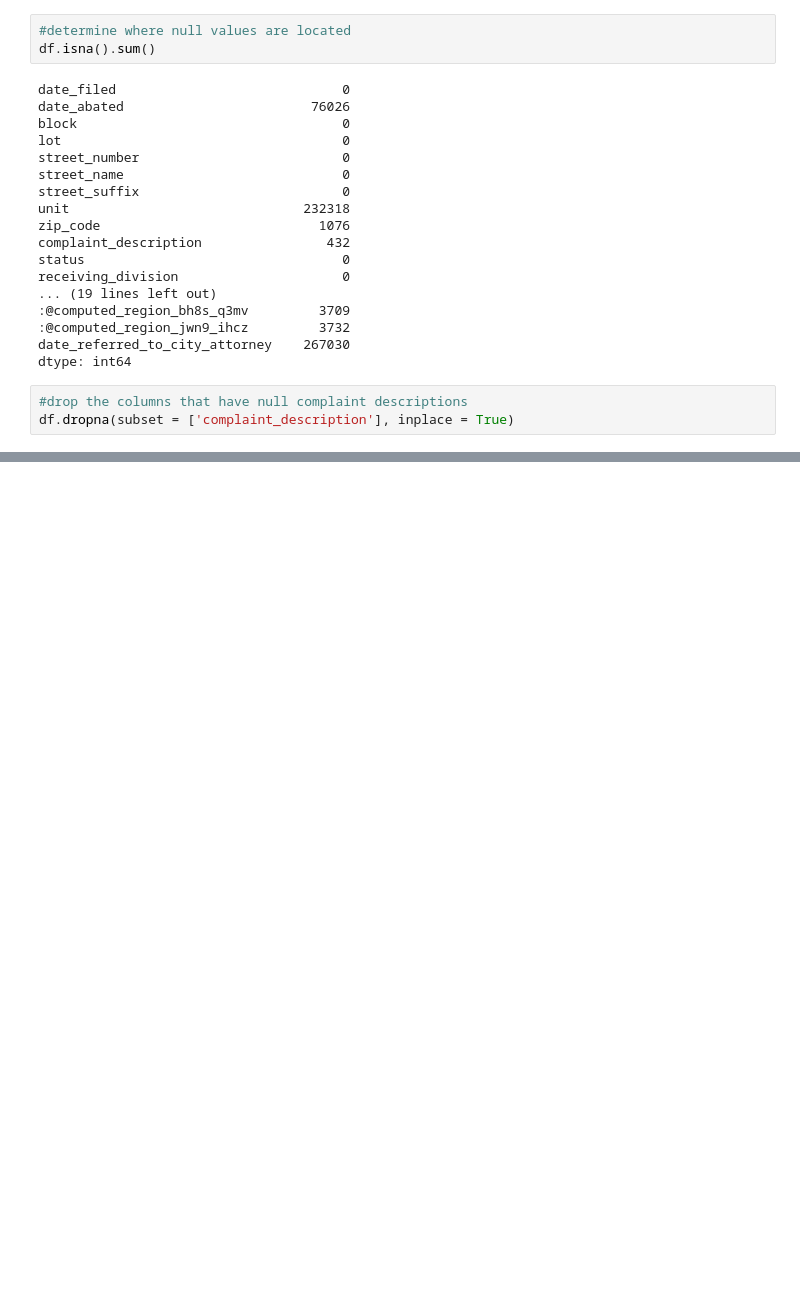
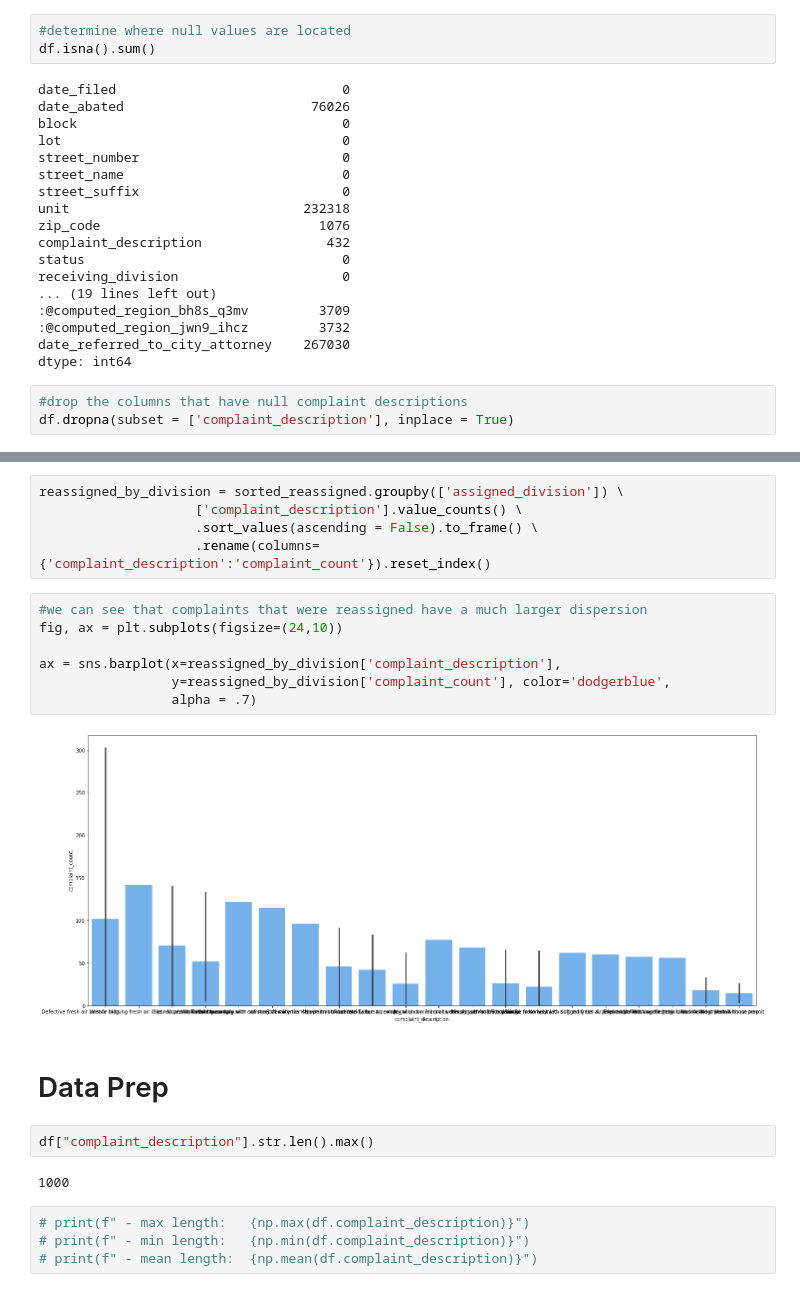
Before and after one commit to wct432/sf_building_complaints, a Jupyter notebook: notebooks/exploratory_notebook.ipynb, the cells around one changed output, grey strips where cells are left out. Saved outputs shown, nothing was run; the diff lists cells and outputs as text; blank space fills up the shorter version.

Commit message:
Explore data further and begin processing.

```diff
--- a/notebooks/exploratory_notebook.ipynb
+++ b/notebooks/exploratory_notebook.ipynb
@@ -142,0 +177,24 @@ Name: complaint_description, dtype: int64
+# %%
+reassigned_by_division = sorted_reassigned.groupby(['assigned_division']) \
+                    ['complaint_description'].value_counts() \
+                    .sort_values(ascending = False).to_frame() \
+                    .rename(columns={'complaint_description':'complaint_count'}).reset_index()
+# %%
+#we can see that complaints that were reassigned have a much larger dispersion
+fig, ax = plt.subplots(figsize=(24,10))
+
+ax = sns.barplot(x=reassigned_by_division['complaint_description'],
+                 y=reassigned_by_division['complaint_count'], color='dodgerblue',
+                 alpha = .7)
+# %% [output]
+[figure, added]
+# %% [markdown]
+<h1> Data Prep</h1>
+# %%
+df["complaint_description"].str.len().max()
+# %% [output]
+1000
+# %%
+# print(f" - max length:   {np.max(df.complaint_description)}")
+# print(f" - min length:   {np.min(df.complaint_description)}")
+# print(f" - mean length:  {np.mean(df.complaint_description)}")
```
Also changed, not shown: parts of 11 cells of this notebook, 2 other files.
